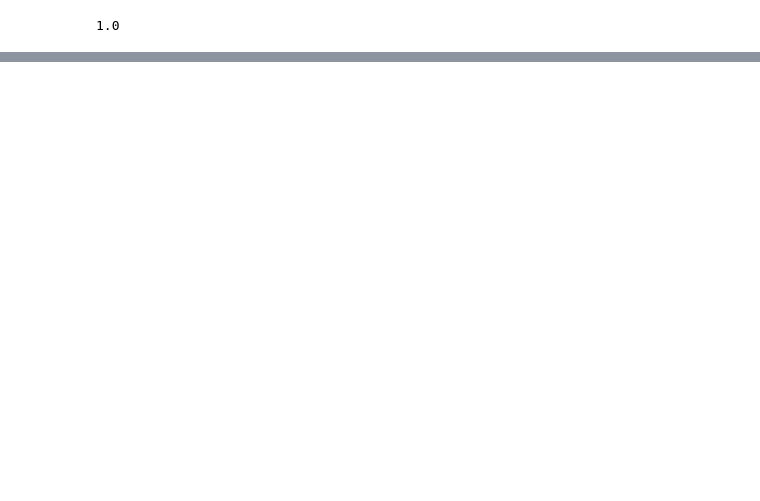
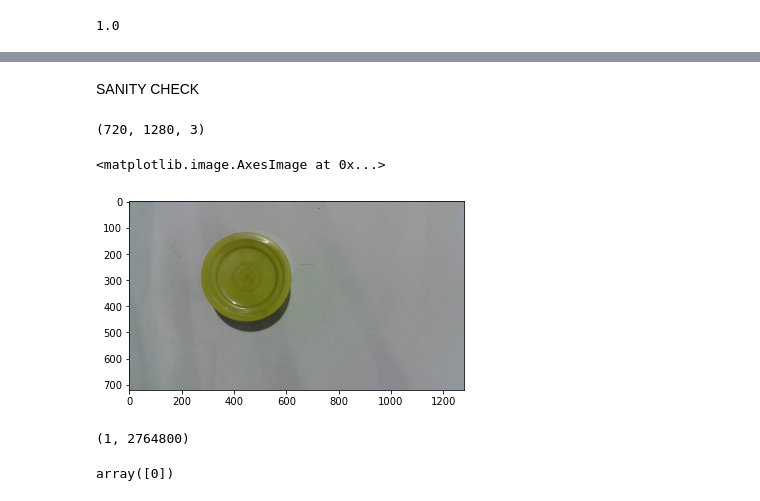
Before and after one commit to agrawalparth10/FORAY-Perception, a Jupyter notebook: Random Forest/Random_Forest_Train.ipynb, the cells around one changed output, grey strips where cells are left out. Saved outputs shown, nothing was run; the diff lists cells and outputs as text; code cells hidden in the pictures; blank space fills up the shorter version.

```diff
--- a/Random Forest/Random_Forest_Train.ipynb
+++ b/Random Forest/Random_Forest_Train.ipynb
@@ -105,0 +111,2 @@ namespace Eloquent {
+# %% [markdown]
+SANITY CHECK
@@ -105,0 +115,23 @@ namespace Eloquent {
+# %%
+classifier_file = open("/Users/parth/Downloads/Projects/foray-perception /Random Forest/random_forest.pk",'rb')
+classifier_rf = pickle.load(classifier_file)
+
+image_arr = cv2.imread("/Users/parth/Downloads/Projects/foray-perception /Random Forest/test_0.jpg")
+img_rgb = cv2.cvtColor(image_arr, cv2.COLOR_BGR2RGB)
+print(img_rgb.shape)
+# %% [output]
+(720, 1280, 3)
+# %%
+plt.imshow(img_rgb)
+# %% [output]
+<matplotlib.image.AxesImage at 0x...>
+[figure, added]
+# %%
+im_resize = np.reshape(image_arr,(1, image_arr.shape[0] * image_arr.shape[1] * image_arr.shape[2]))
+print(im_resize.shape)
+# %% [output]
+(1, 2764800)
+# %%
+classifier_rf.predict(im_resize)
+# %% [output]
+array([0])
```
Also changed, not shown: parts of 14 cells of this notebook, 3 other files.
